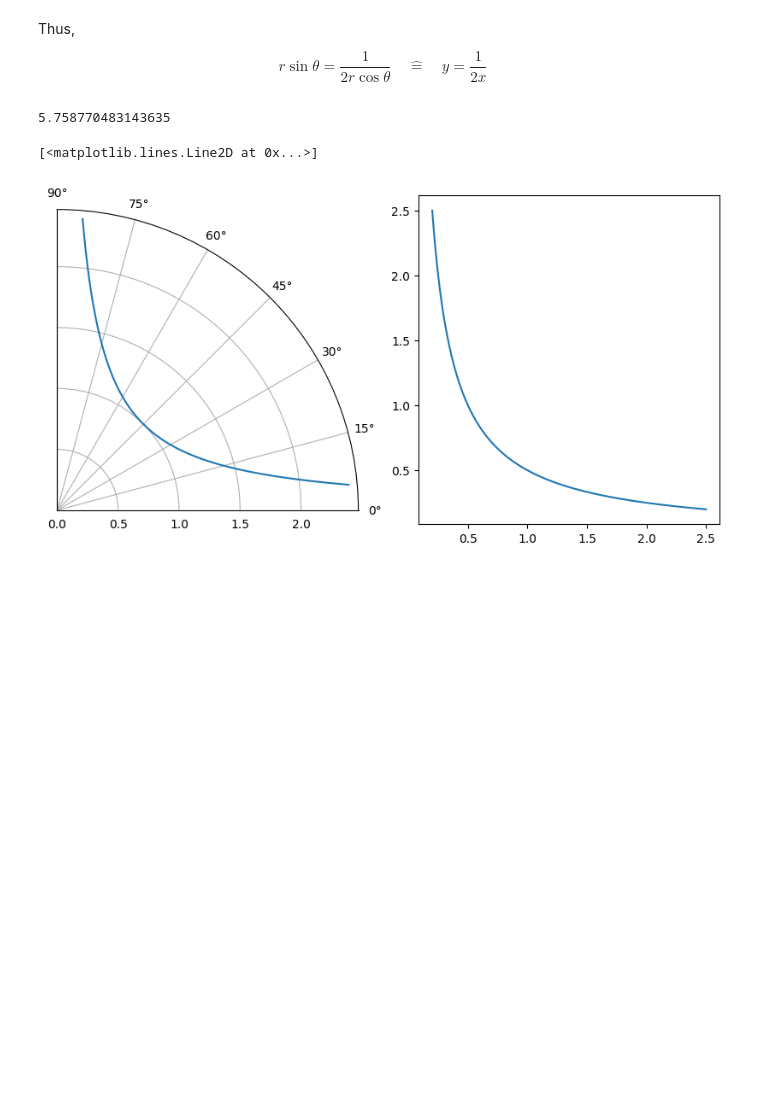
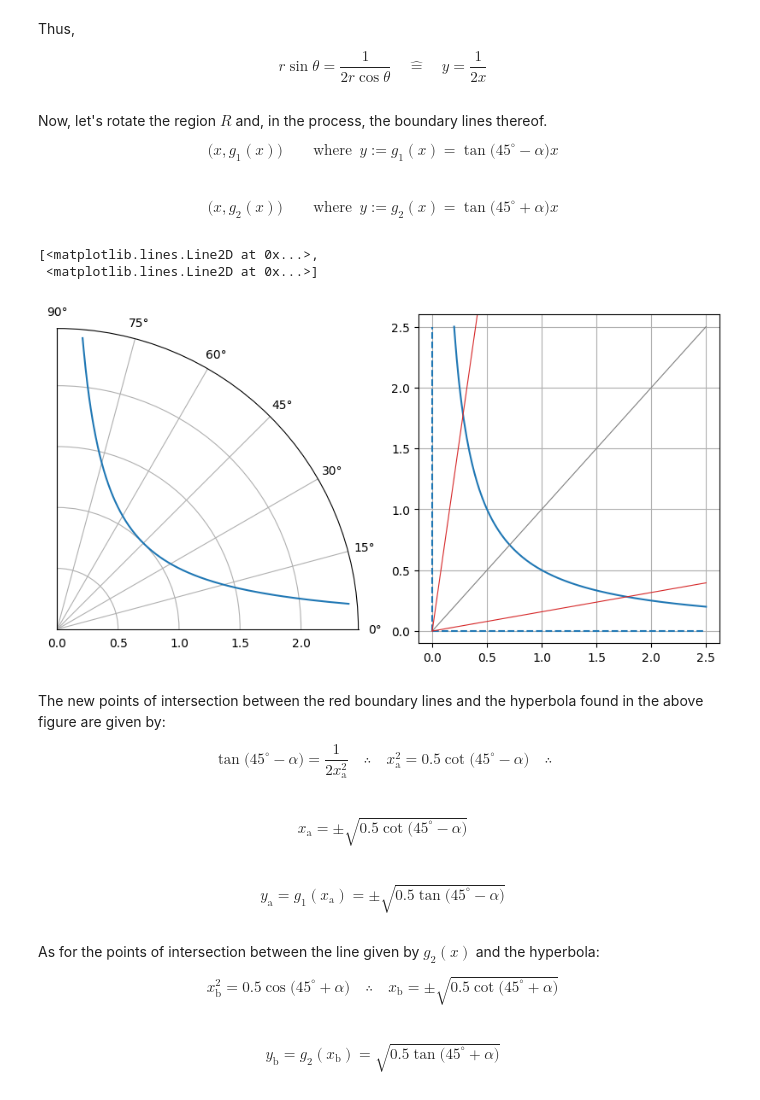
Before and after one commit to jordandll/MultivariableCalculus, a Jupyter notebook: DoubleIntegrals/Appendices/LineIntegrals.ipynb, the cells around one changed output. Drawn from its saved outputs; the diff is of its cells as text; code cells hidden in the pictures; blank space fills up the shorter version.

Commit message:
Massive update to the line integrals appendix.

```diff
--- a/DoubleIntegrals/Appendices/LineIntegrals.ipynb
+++ b/DoubleIntegrals/Appendices/LineIntegrals.ipynb
@@ -382,23 +472,56 @@ $$ = \frac{1}{2\cos\theta\sin\theta}$$
 Thus,
 
 $$ r\sin\theta = \frac{1}{2r\cos\theta} \quad\hat{=}\quad y = \frac{1}{2x}$$
-# %%
-1/(2*np.cos(-np.radians(85-45))**2-1)
-# %% [output]
-5.758770483143635
+# %% [markdown]
+Now, let's rotate the region $R$ and, in the process, the boundary lines thereof.
+
+$$ \big(x, g_1(x)\big) \quad\quad\text{where }\,y:=g_1(x) = \tan\big(45^\circ-\alpha\big)x $$
+# %% [markdown]
+$$ \big(x, g_2(x)\big) \quad\quad\text{where }\,y:=g_2(x) = \tan\big(45^\circ+\alpha\big)x $$
 # %%
+# Create the polar domain.
 theta = np.linspace(np.radians(5),np.radians(85),num=200)
 r = 1/np.sqrt((2*np.cos(theta-0.25*np.pi)**2-1))
+
+# Create the rectilinear domain.
 x = np.linspace(1/(2.5*2),2.5,num=200)
+x_maj = np.linspace(0,max(x),num=20)
+
 y = 1/(2*x)
+g_1 = np.tan(-alpha+0.25*np.pi)*x_maj
+g_2 = np.tan(alpha+0.25*np.pi)*x_maj
 
+# Create the figure and axes objects.
 fig = plt.figure(figsize=(10,5))
 ax1 = fig.add_subplot(1,2,1,projection='polar')
 ax2 = fig.add_subplot(1,2,2,projection=None)
 xlim = ax1.set_xlim(0,0.5*np.pi)
+ax2.set_ylim(-0.1,max(y)+0.1)
+ax2.grid()
 
+# Plot on the 2 axes.
 ax1.plot(theta,r)
 ax2.plot(x,y)
+ax2.plot(np.linspace(0,max(x),num=20),[0 for i in range(20)],color='tab:blue',ls='--')
+ax2.plot([0 for i in range(20)],np.linspace(0,max(y),num=20),color='tab:blue',ls='--')
+
+ax2.plot(x_maj,x_maj,color='grey',linewidth=0.8)
+ax2.plot(x_maj,g_1,x_maj,g_2,color='tab:red',linewidth=0.8)
 # %% [output]
-[<matplotlib.lines.Line2D at 0x...>]
+[<matplotlib.lines.Line2D at 0x...>,
+ <matplotlib.lines.Line2D at 0x...>]
-[figure, old version]
+[figure, new version]
+# %% [markdown]
+The new points of intersection between the red boundary lines and the hyperbola found in the above figure are given by:
+
+$$ \tan\big(45^\circ-\alpha\big) = \frac{1}{2x_\mathrm{a}^2}\quad\therefore\quad x_\mathrm{a}^2 = 0.5\cot\big(45^\circ-\alpha\big) \quad\therefore $$
+# %% [markdown]
+$$x_\mathrm{a} = \pm\sqrt{0.5\cot\big(45^\circ-\alpha\big)}$$
+# %% [markdown]
+$$ y_\mathrm{a} = g_1(x_\mathrm{a}) = \pm\sqrt{0.5\tan\big(45^\circ-\alpha\big)}$$
+# %% [markdown]
+As for the points of intersection between the line given by $g_2(x)$ and the hyperbola:
+
+$$ x_\mathrm{b}^2 = 0.5\cos\big(45^\circ+\alpha\big) \quad\therefore\quad x_\mathrm{b} = \pm\sqrt{0.5\cot\big(45^\circ+\alpha\big)}$$
+# %% [markdown]
+$$ y_\mathrm{b} = g_2(x_\mathrm{b}) = \sqrt{0.5\tan\big(45^\circ+\alpha\big)}$$
```
Also changed, not shown: parts of 100 cells of this notebook.
